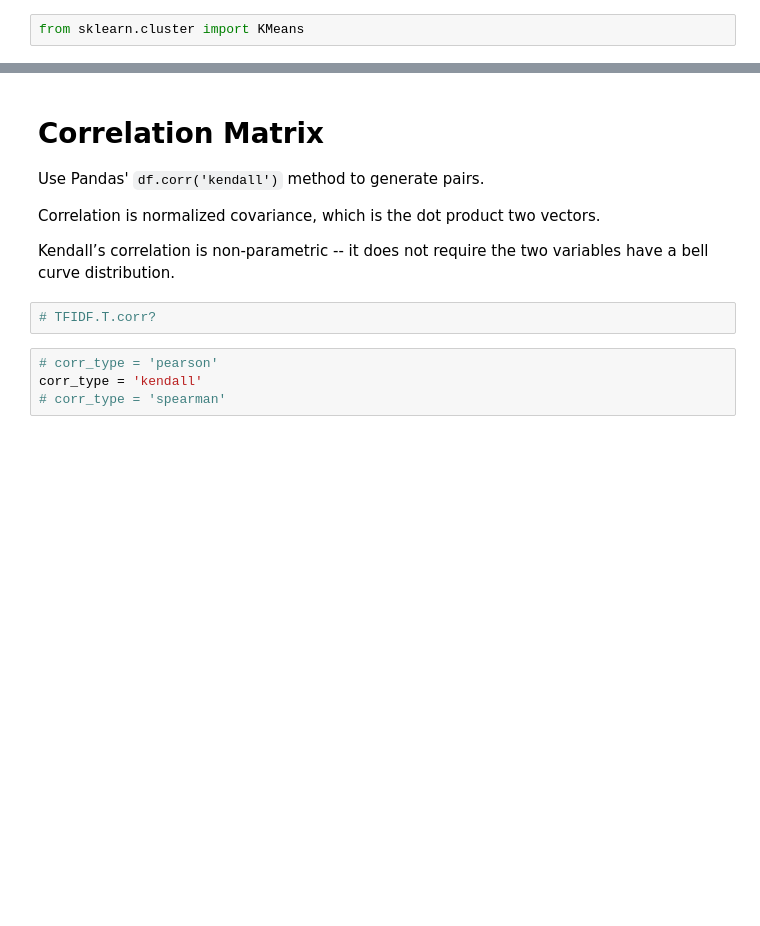
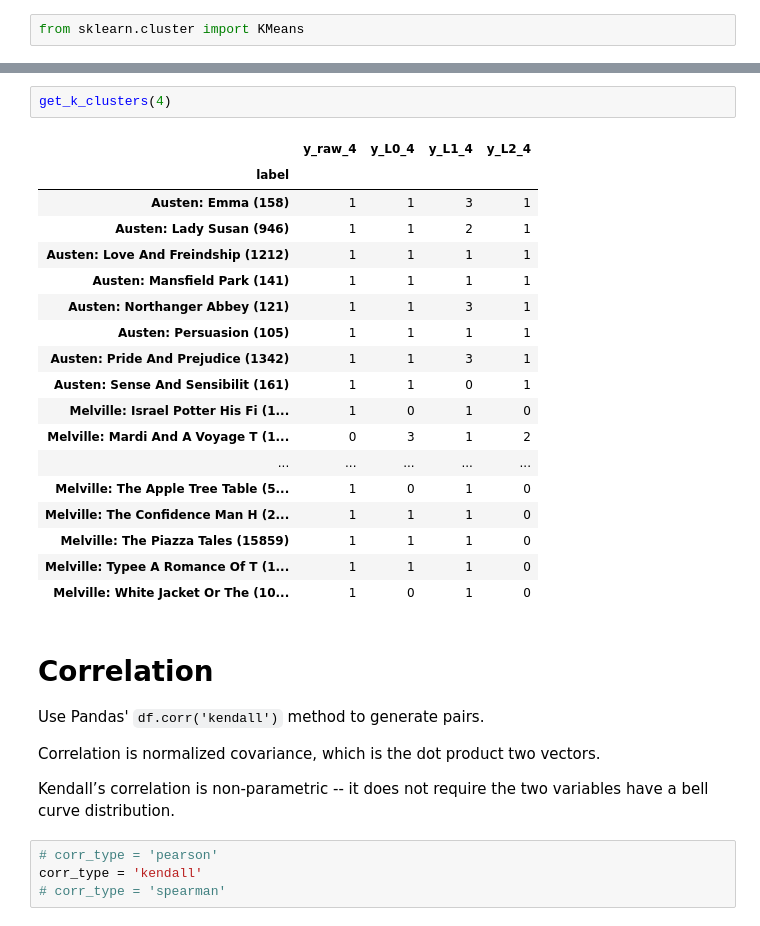
Before and after one commit to ontoligent/DS5001-2023-01-R, a Jupyter notebook: lessons/M06_CusteringSimilarity/M06_01_SimilarityMeasures.ipynb, the cells around one changed output, grey strips where cells are left out. Drawn from its saved outputs; the diff is of its cells as text; blank space fills up the shorter version.

```diff
--- a/lessons/M06_CusteringSimilarity/M06_01_SimilarityMeasures.ipynb
+++ b/lessons/M06_CusteringSimilarity/M06_01_SimilarityMeasures.ipynb
@@ -334,13 +312,32 @@ LIB[['label'] + y_cols].sort_values('y_L2')[['label', 'y_L2']].style.background_
+# %%
+get_k_clusters(4)
+# %% [output]
+|  | y_raw_4 | y_L0_4 | y_L1_4 | y_L2_4 |
+| label |  |  |  |  |
+| Austen: Emma (158) | 1 | 1 | 3 | 1 |
+| Austen: Lady Susan (946) | 1 | 1 | 2 | 1 |
+| Austen: Love And Freindship (1212) | 1 | 1 | 1 | 1 |
+| Austen: Mansfield Park (141) | 1 | 1 | 1 | 1 |
+| Austen: Northanger Abbey (121) | 1 | 1 | 3 | 1 |
+| Austen: Persuasion (105) | 1 | 1 | 1 | 1 |
+| Austen: Pride And Prejudice (1342) | 1 | 1 | 3 | 1 |
+| Austen: Sense And Sensibilit (161) | 1 | 1 | 0 | 1 |
+| Melville: Israel Potter His Fi (1... | 1 | 0 | 1 | 0 |
+| Melville: Mardi And A Voyage T (1... | 0 | 3 | 1 | 2 |
+| ... | ... | ... | ... | ... |
+| Melville: The Apple Tree Table (5... | 1 | 0 | 1 | 0 |
+| Melville: The Confidence Man H (2... | 1 | 1 | 1 | 0 |
+| Melville: The Piazza Tales (15859) | 1 | 1 | 1 | 0 |
+| Melville: Typee A Romance Of T (1... | 1 | 1 | 1 | 0 |
+| Melville: White Jacket Or The (10... | 1 | 0 | 1 | 0 |
 # %% [markdown]
-# Correlation Matrix
+# Correlation
 
 Use Pandas' `df.corr('kendall')` method to generate pairs.
 
 Correlation is normalized covariance, which is the dot product two vectors.
 
 Kendall’s correlation is non-parametric -- it does not require the two variables have a bell curve distribution.
-# %%
-# TFIDF.T.corr?
 # %%
 # corr_type = 'pearson'
 corr_type = 'kendall'
```
Also changed, not shown: parts of 12 cells of this notebook, 5 other files.
